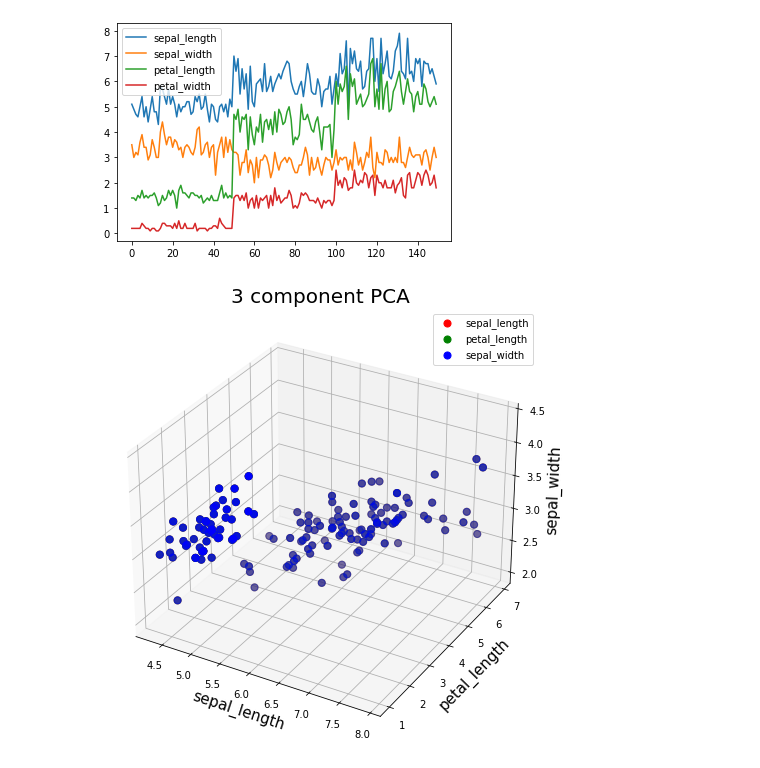
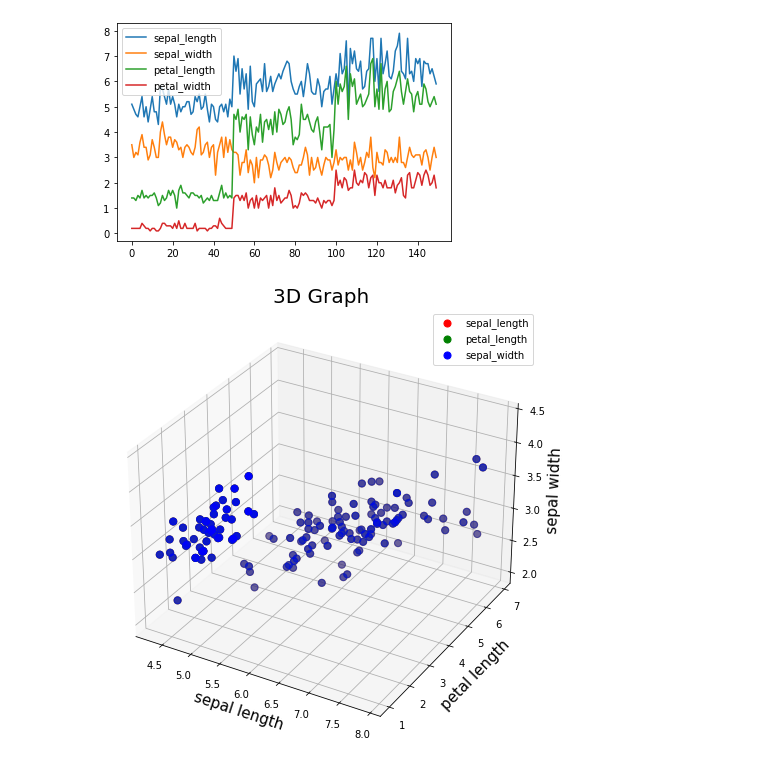
Before and after one commit to 24akhil/iN-Works, a Jupyter notebook: DataVisualizationAssignment.ipynb, the cells around one changed output. Cells and saved outputs as stored; diff of their text form; code cells hidden in the pictures.

Commit message:
Update in data visualization

```diff
--- a/DataVisualizationAssignment.ipynb
+++ b/DataVisualizationAssignment.ipynb
@@ -37,24 +37,24 @@ iris.plot();
 # %%
 # Create the figure
 fig = plt.figure(figsize = (8,8))
 ax = fig.add_subplot(111, projection='3d')
-ax.set_xlabel('sepal_length', fontsize = 15)
-ax.set_ylabel('petal_length', fontsize = 15)
-ax.set_zlabel('sepal_width', fontsize = 15)
-ax.set_title('3 component PCA', fontsize = 20)
+ax.set_xlabel('sepal length', fontsize = 15)
+ax.set_ylabel('petal length', fontsize = 15)
+ax.set_zlabel('sepal width', fontsize = 15)
+ax.set_title('3D Graph', fontsize = 20)
 
 targets = ['sepal_length', 'petal_length', 'sepal_width']
 colors = ['r', 'g', 'b']
 for target, color in zip(targets,colors):
 #     indicesToKeep = iris['target'] == target
     ax.scatter(iris['sepal_length']
                , iris['petal_length']
                , iris['sepal_width']
                , c = color
                , s = 50)
 
 ax.legend(targets)
 ax.grid()
 plt.show()
 # %% [output]
-[figure, old version]
+[figure, new version]
```
